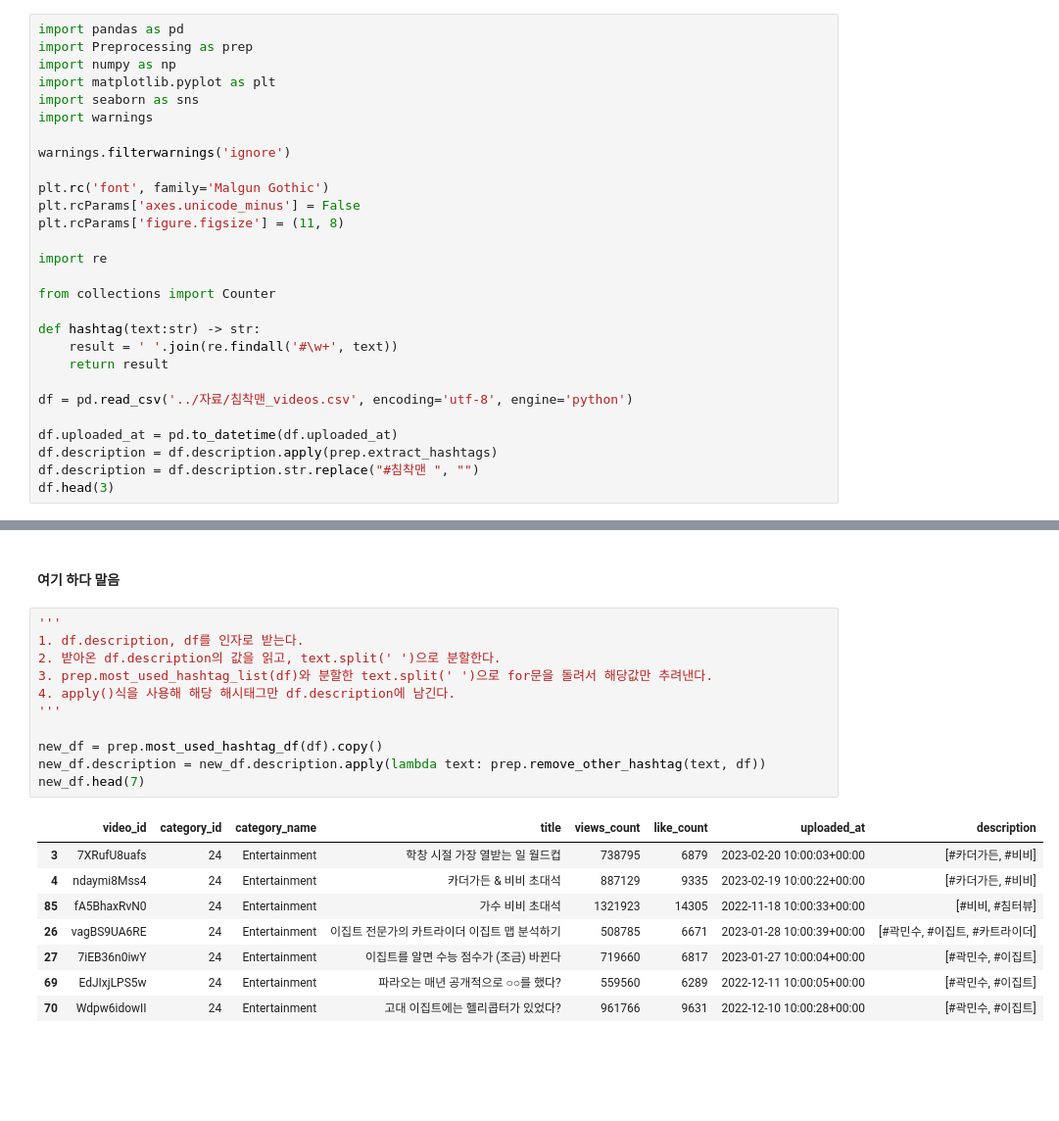
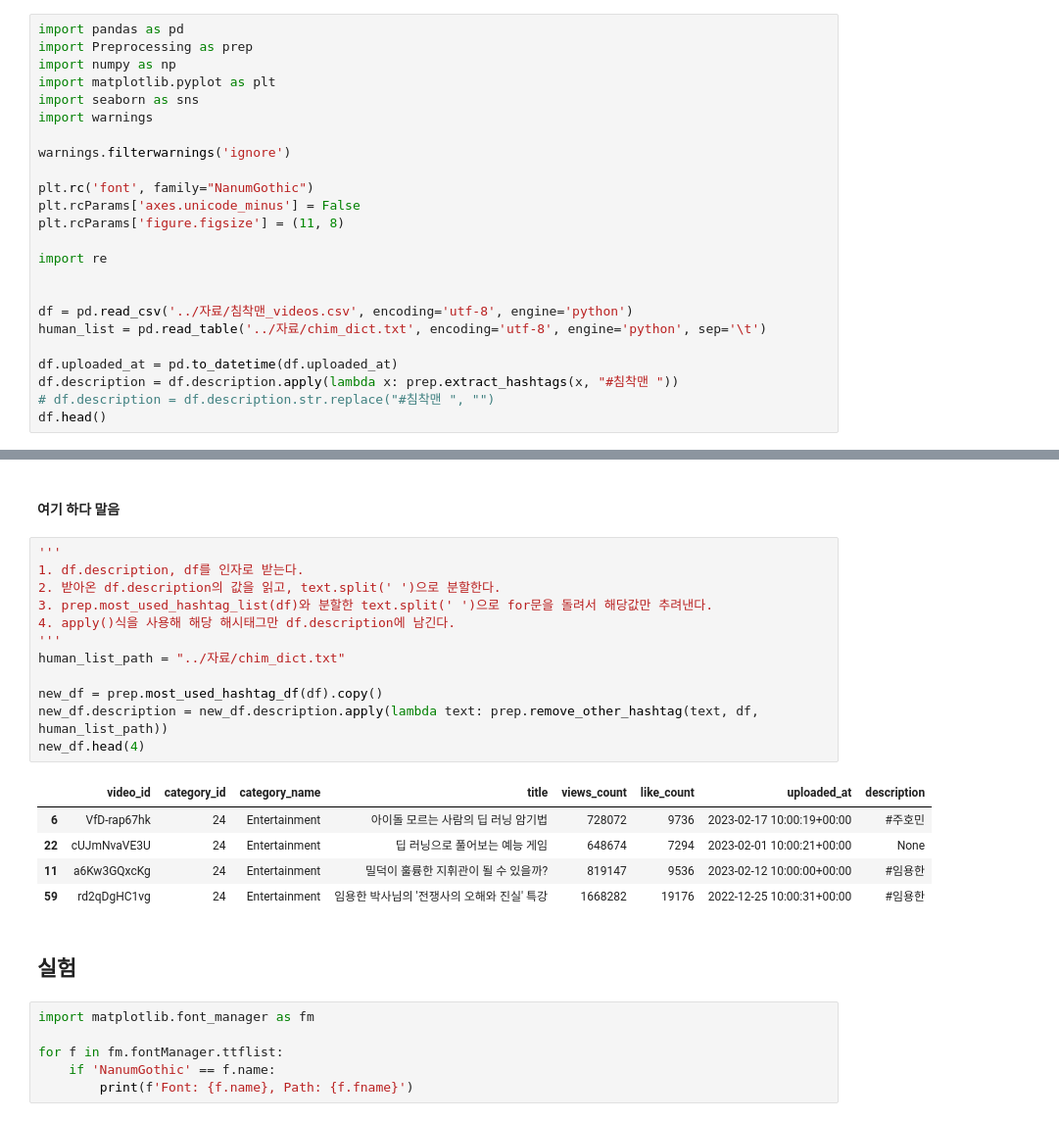
Before and after one commit to kimhyunso/coper-project, a Jupyter notebook: practice_analysis_dowon.ipynb, the cells around one changed output, grey strips where cells are left out. Shown at 98% size. Drawn from its saved outputs; the diff is of its cells as text; blank space fills up the shorter version.

```diff
--- a/practice_analysis_dowon.ipynb
+++ b/practice_analysis_dowon.ipynb
@@ -582,24 +562,20 @@ import warnings
 
 warnings.filterwarnings('ignore')
 
-plt.rc('font', family='Malgun Gothic')
+plt.rc('font', family="NanumGothic")
 plt.rcParams['axes.unicode_minus'] = False
 plt.rcParams['figure.figsize'] = (11, 8)
 
 import re
 
-from collections import Counter
-
-def hashtag(text:str) -> str:
-    result = ' '.join(re.findall('#\w+', text))
-    return result
 
 df = pd.read_csv('../자료/침착맨_videos.csv', encoding='utf-8', engine='python')
+human_list = pd.read_table('../자료/chim_dict.txt', encoding='utf-8', engine='python', sep='\t')
 
 df.uploaded_at = pd.to_datetime(df.uploaded_at)
-df.description = df.description.apply(prep.extract_hashtags)
-df.description = df.description.str.replace("#침착맨 ", "")
-df.head(3)
+df.description = df.description.apply(lambda x: prep.extract_hashtags(x, "#침착맨 "))
+# df.description = df.description.str.replace("#침착맨 ", "")
+df.head()
 # %% [output]
 |  | video_id | category_id | category_name | title | views_count | like_count | uploaded_at | description |
 | 0 | 5ahN5s59M5I | 24 | Entertainment | 약 한 달 밀린 속보들 | 321217 | 5362 | 2023-02-23 10:00:03+00:00 | #뉴스 |
@@ -706,20 +666,26 @@ Name: description, Length: 100, dtype: object
 # %%
 '''
 1. df.description, df를 인자로 받는다.
 2. 받아온 df.description의 값을 읽고, text.split(' ')으로 분할한다.
 3. prep.most_used_hashtag_list(df)와 분할한 text.split(' ')으로 for문을 돌려서 해당값만 추려낸다.
 4. apply()식을 사용해 해당 해시태그만 df.description에 남긴다.
 '''
+human_list_path = "../자료/chim_dict.txt"
 
 new_df = prep.most_used_hashtag_df(df).copy()
-new_df.description = new_df.description.apply(lambda text: prep.remove_other_hashtag(text, df))
-new_df.head(7)
+new_df.description = new_df.description.apply(lambda text: prep.remove_other_hashtag(text, df, human_list_path))
+new_df.head(4)
 # %% [output]
 |  | video_id | category_id | category_name | title | views_count | like_count | uploaded_at | description |
-| 3 | 7XRufU8uafs | 24 | Entertainment | 학창 시절 가장 열받는 일 월드컵 | 738795 | 6879 | 2023-02-20 10:00:03+00:00 | [#카더가든, #비비] |
-| 4 | ndaymi8Mss4 | 24 | Entertainment | 카더가든 & 비비 초대석 | 887129 | 9335 | 2023-02-19 10:00:22+00:00 | [#카더가든, #비비] |
-| 85 | fA5BhaxRvN0 | 24 | Entertainment | 가수 비비 초대석 | 1321923 | 14305 | 2022-11-18 10:00:33+00:00 | [#비비, #침터뷰] |
-| 26 | vagBS9UA6RE | 24 | Entertainment | 이집트 전문가의 카트라이더 이집트 맵 분석하기 | 508785 | 6671 | 2023-01-28 10:00:39+00:00 | [#곽민수, #이집트, #카트라이더] |
-| 27 | 7iEB36n0iwY | 24 | Entertainment | 이집트를 알면 수능 점수가 (조금) 바뀐다 | 719660 | 6817 | 2023-01-27 10:00:04+00:00 | [#곽민수, #이집트] |
-| 69 | EdJIxjLPS5w | 24 | Entertainment | 파라오는 매년 공개적으로 ○○를 했다? | 559560 | 6289 | 2022-12-11 10:00:05+00:00 | [#곽민수, #이집트] |
-| 70 | Wdpw6idowII | 24 | Entertainment | 고대 이집트에는 헬리콥터가 있었다? | 961766 | 9631 | 2022-12-10 10:00:28+00:00 | [#곽민수, #이집트] |
+| 6 | VfD-rap67hk | 24 | Entertainment | 아이돌 모르는 사람의 딥 러닝 암기법 | 728072 | 9736 | 2023-02-17 10:00:19+00:00 | #주호민 |
+| 22 | cUJmNvaVE3U | 24 | Entertainment | 딥 러닝으로 풀어보는 예능 게임 | 648674 | 7294 | 2023-02-01 10:00:21+00:00 | None |
+| 11 | a6Kw3GQxcKg | 24 | Entertainment | 밀덕이 훌륭한 지휘관이 될 수 있을까? | 819147 | 9536 | 2023-02-12 10:00:00+00:00 | #임용한 |
+| 59 | rd2qDgHC1vg | 24 | Entertainment | 임용한 박사님의 '전쟁사의 오해와 진실' 특강 | 1668282 | 19176 | 2022-12-25 10:00:31+00:00 | #임용한 |
+# %% [markdown]
+## 실험
+# %%
+import matplotlib.font_manager as fm
+
+for f in fm.fontManager.ttflist:
+    if 'NanumGothic' == f.name:
+        print(f'Font: {f.name}, Path: {f.fname}')
```
Also changed, not shown: parts of 10 cells of this notebook, 3 other files.
